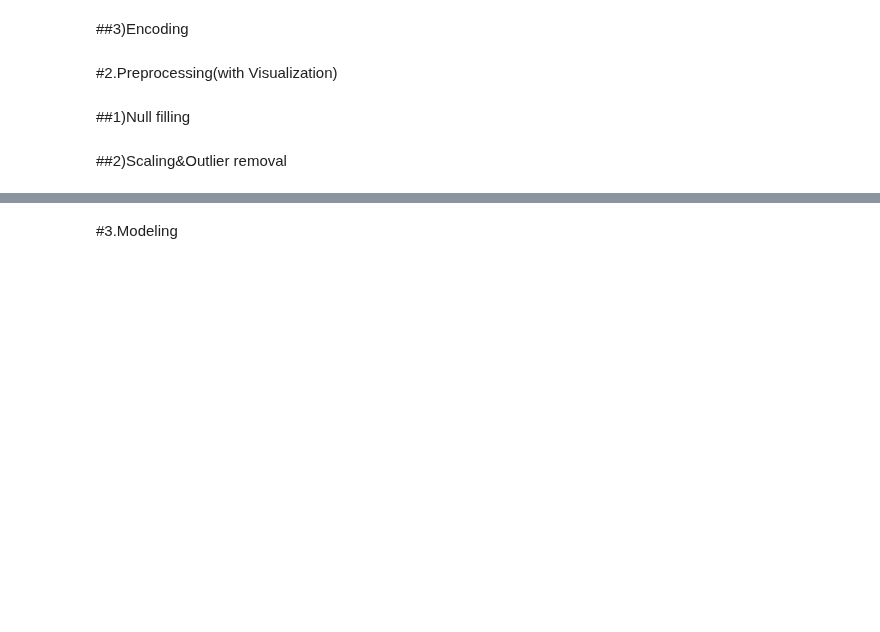
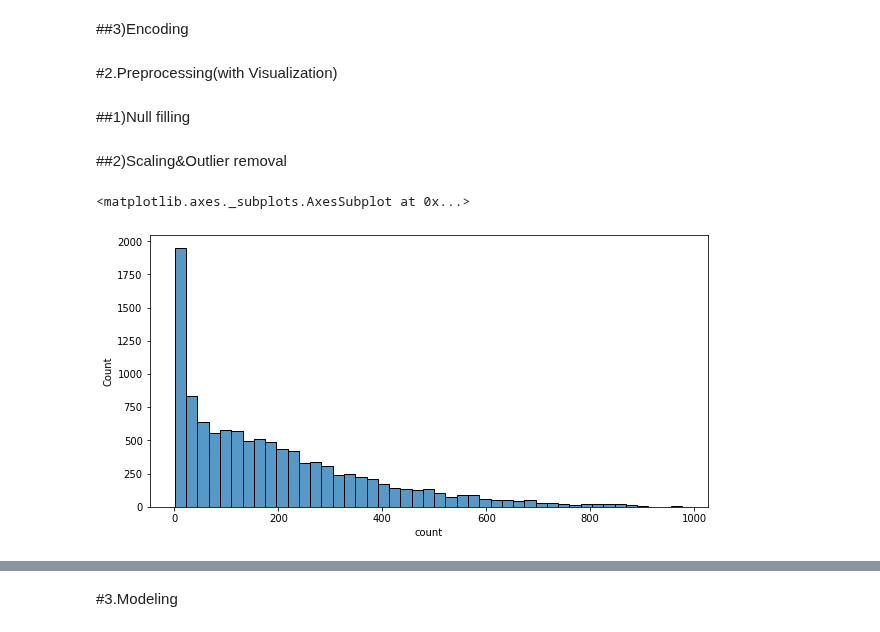
Before and after one commit to DongjunYou/21_1Q_Army, a Jupyter notebook: 4.Bike/Bike_baseline.ipynb, the cells around one changed output, grey strips where cells are left out. Cells and saved outputs as stored; diff of their text form; code cells hidden in the pictures; blank space fills up the shorter version.

```diff
--- a/4.Bike/Bike_baseline.ipynb
+++ b/4.Bike/Bike_baseline.ipynb
@@ -83,8 +104,16 @@ df.head(3)
 # %% [markdown]
 ##3)Encoding
+# %%
+df=pd.get_dummies(df,columns=['workingday','hour','weather','month']) #makes each categorical value into a column(seperation&restore balance of importance)
 # %% [markdown]
 #2.Preprocessing(with Visualization)
 # %% [markdown]
 ##1)Null filling
 # %% [markdown]
 ##2)Scaling&Outlier removal
+# %%
+f=plt.figure(figsize=(10,5)) #ax is for subplots
+sns.histplot(data=df,x='count') #so many values are better shown in hist
+# %% [output]
+<matplotlib.axes._subplots.AxesSubplot at 0x...>
+[figure, added]
```
Also changed, not shown: parts of 25 cells of this notebook.
